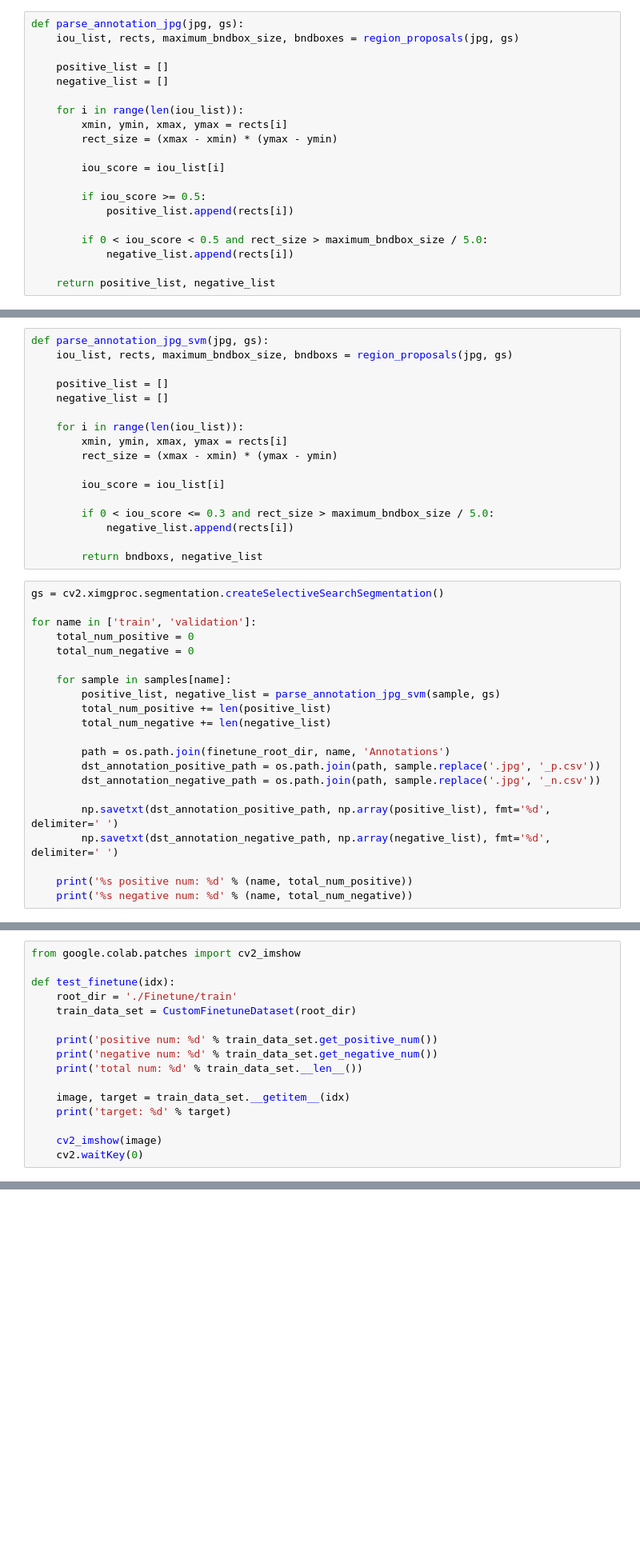
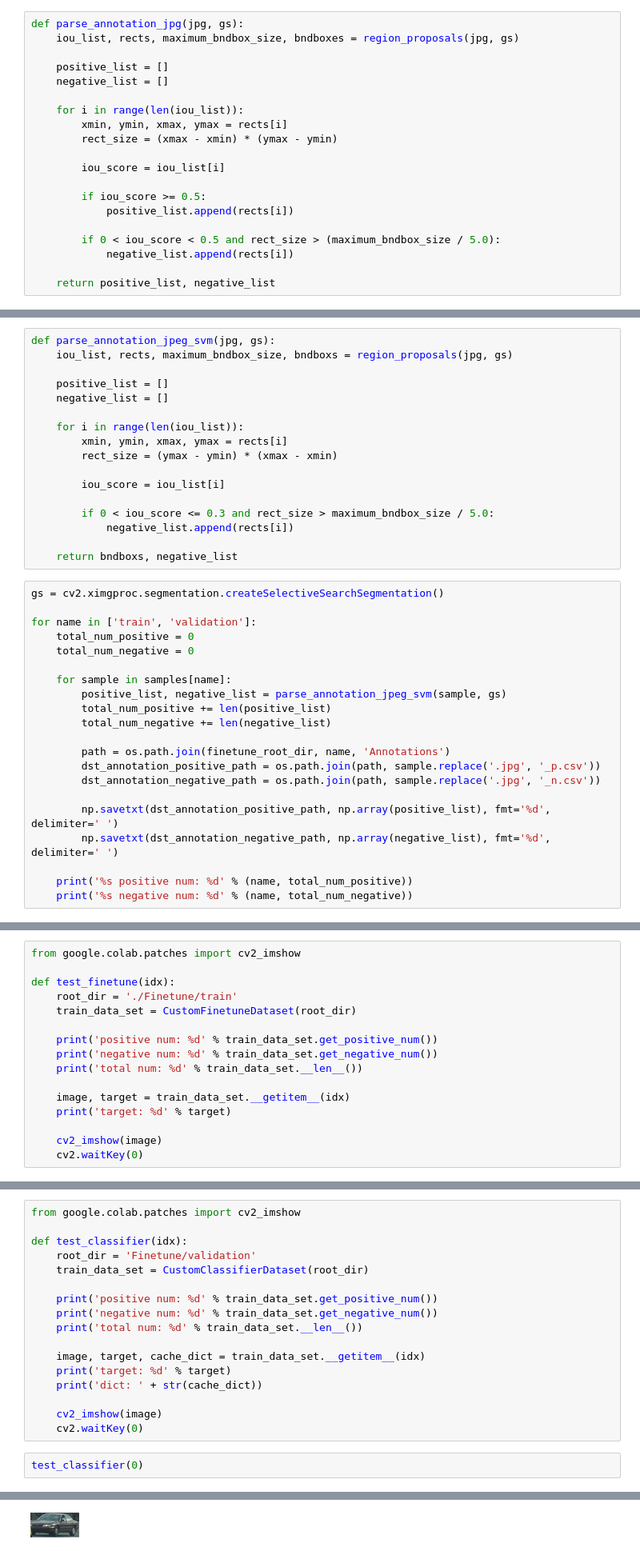
Before and after one commit to hodurie/AI_Study, a Jupyter notebook: Implementation/Object Detection/R-CNN/R-CNN.ipynb, the cells around one changed output, grey strips where cells are left out. Shown at 80% size. Cells and saved outputs as stored; diff of their text form; blank space fills up the shorter version.

```diff
--- a/Implementation/Object Detection/R-CNN/R-CNN.ipynb
+++ b/Implementation/Object Detection/R-CNN/R-CNN.ipynb
@@ -197,7 +180,7 @@ def parse_annotation_jpg(jpg, gs):
         if iou_score >= 0.5:
             positive_list.append(rects[i])
 
-        if 0 < iou_score < 0.5 and rect_size > maximum_bndbox_size / 5.0:
+        if 0 < iou_score < 0.5 and rect_size > (maximum_bndbox_size / 5.0):
             negative_list.append(rects[i])
 
     return positive_list, negative_list
@@ -258,5 +242,5 @@ samples
 # %%
-def parse_annotation_jpg_svm(jpg, gs):
+def parse_annotation_jpeg_svm(jpg, gs):
     iou_list, rects, maximum_bndbox_size, bndboxs = region_proposals(jpg, gs)
 
     positive_list = []
@@ -264,14 +248,14 @@ def parse_annotation_jpg_svm(jpg, gs):
 
     for i in range(len(iou_list)):
         xmin, ymin, xmax, ymax = rects[i]
-        rect_size = (xmax - xmin) * (ymax - ymin)
+        rect_size = (ymax - ymin) * (xmax - xmin)
 
         iou_score = iou_list[i]
 
         if 0 < iou_score <= 0.3 and rect_size > maximum_bndbox_size / 5.0:
             negative_list.append(rects[i])
 
-        return bndboxs, negative_list
+    return bndboxs, negative_list
 # %%
 gs = cv2.ximgproc.segmentation.createSelectiveSearchSegmentation()
 
@@ -280,7 +264,7 @@ for name in ['train', 'validation']:
     total_num_negative = 0
 
     for sample in samples[name]:
-        positive_list, negative_list = parse_annotation_jpg_svm(sample, gs)
+        positive_list, negative_list = parse_annotation_jpeg_svm(sample, gs)
         total_num_positive += len(positive_list)
         total_num_negative += len(negative_list)
 
@@ -479,0 +616,20 @@ def test_finetune(idx):
+# %%
+from google.colab.patches import cv2_imshow
+
+def test_classifier(idx):
+    root_dir = 'Finetune/validation'
+    train_data_set = CustomClassifierDataset(root_dir)
+
+    print('positive num: %d' % train_data_set.get_positive_num())
+    print('negative num: %d' % train_data_set.get_negative_num())
+    print('total num: %d' % train_data_set.__len__())
+
+    image, target, cache_dict = train_data_set.__getitem__(idx)
+    print('target: %d' % target)
+    print('dict: ' + str(cache_dict))
+
+    cv2_imshow(image)
+    cv2.waitKey(0)
+# %%
+test_classifier(0)
+# %% [output]
@@ -479,0 +641 @@ def test_finetune(idx):
+[figure, added]
```
Also changed, not shown: parts of 18 cells of this notebook.
